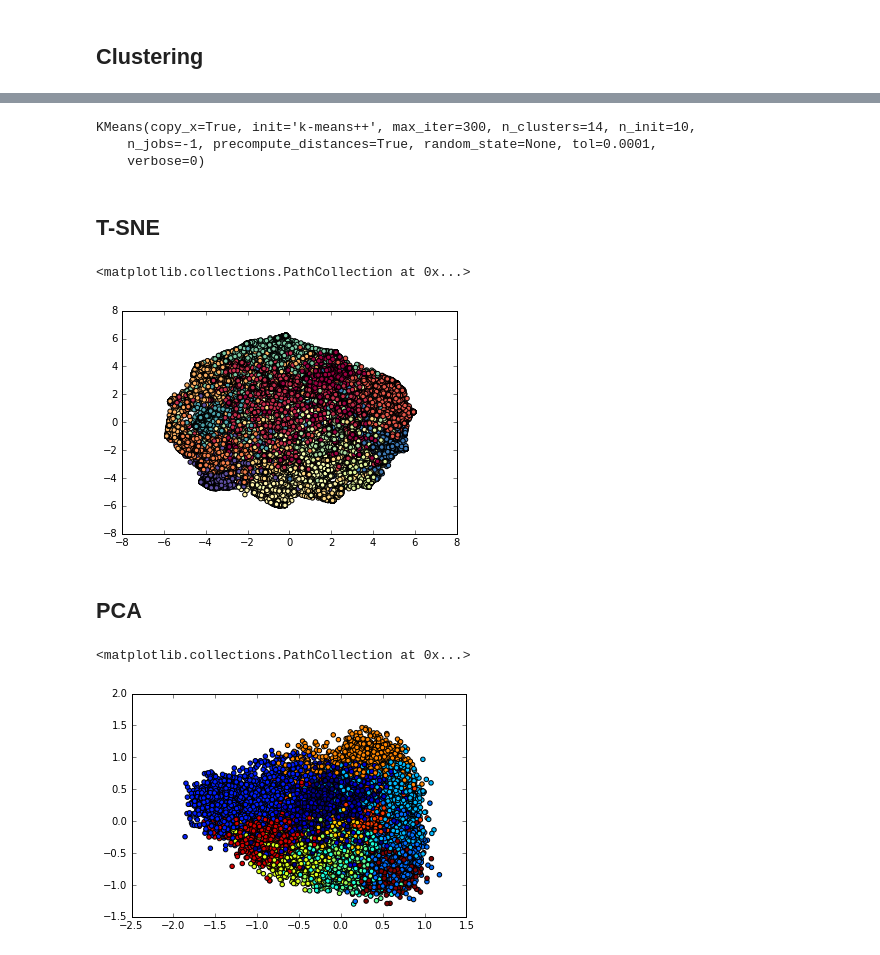
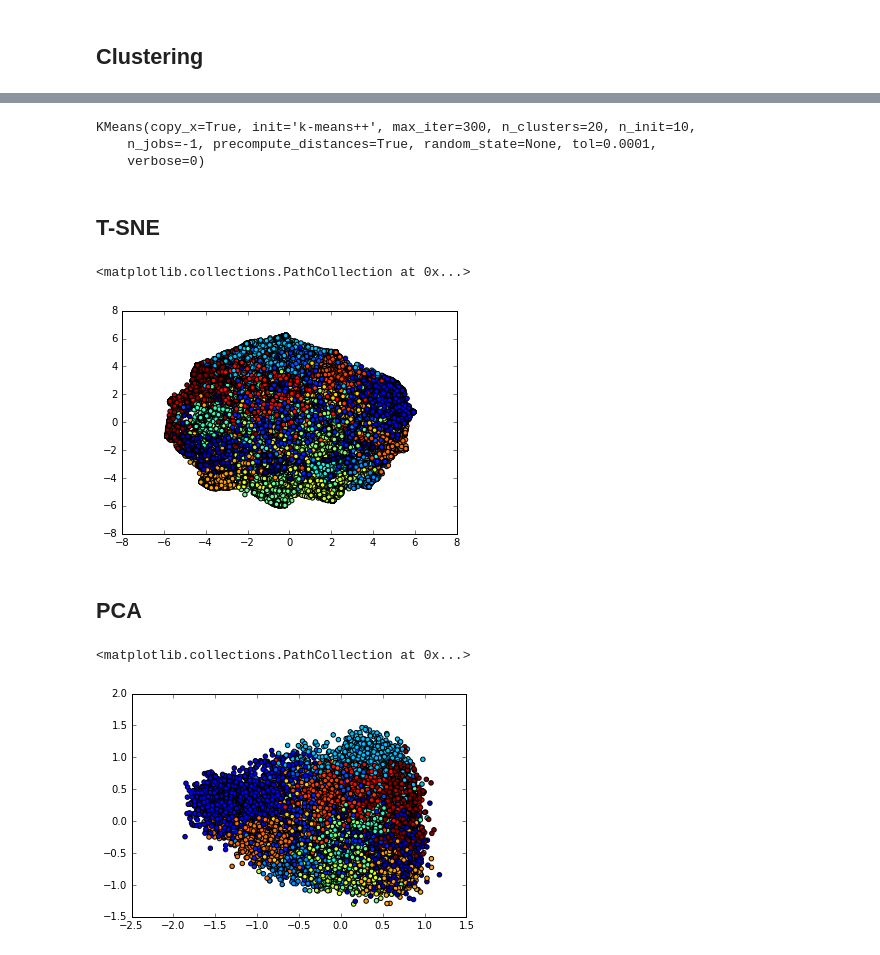
Before and after one commit to CS224W/Project, a Jupyter notebook: code/User-tag node2vec.ipynb, the cells around one changed output, grey strips where cells are left out. Cells and saved outputs as stored; diff of their text form; code cells hidden in the pictures.

```diff
--- a/code/User-tag node2vec.ipynb
+++ b/code/User-tag node2vec.ipynb
@@ -110,8 +111,8 @@ plt.plot(range(1, 20), inertias)
 # %%
-kmeans = KMeans(n_clusters=14, n_jobs=-1, precompute_distances=True)
+kmeans = KMeans(n_clusters=20, n_jobs=-1, precompute_distances=True)
 kmeans.fit(w2v.syn0)
 # %% [output]
-KMeans(copy_x=True, init='k-means++', max_iter=300, n_clusters=14, n_init=10,
+KMeans(copy_x=True, init='k-means++', max_iter=300, n_clusters=20, n_init=10,
     n_jobs=-1, precompute_distances=True, random_state=None, tol=0.0001,
     verbose=0)
 # %% [markdown]
@@ -123,10 +124,11 @@ tsne = TSNE(n_components=2, random_state=0, n_iter=500, init='pca')
 
 Y_tsne = tsne.fit_transform(w2v.syn0)
 # %%
-plt.scatter(Y_tsne[:, 0], Y_tsne[:, 1], c=kmeans.labels_, cmap=plt.cm.Spectral)
+%matplotlib inline
+plt.scatter(Y_tsne[:, 0], Y_tsne[:, 1], c=kmeans.labels_)
 # %% [output]
 <matplotlib.collections.PathCollection at 0x...>
-[figure, old version]
+[figure, new version]
 # %% [markdown]
 ## PCA
 # %%
@@ -137,7 +139,7 @@ Y_pca = pca.fit_transform(w2v.syn0)
 plt.scatter(Y_pca[:, 0], Y_pca[:, 1], c=kmeans.labels_)
 # %% [output]
 <matplotlib.collections.PathCollection at 0x...>
-[figure, old version]
+[figure, new version]
 # %%
 tag_ids = [v for v in w2v.vocab.keys() if int(v)>=1000000]
 # %%
```
Also changed, not shown: parts of 8 cells of this notebook, 7 other files.
